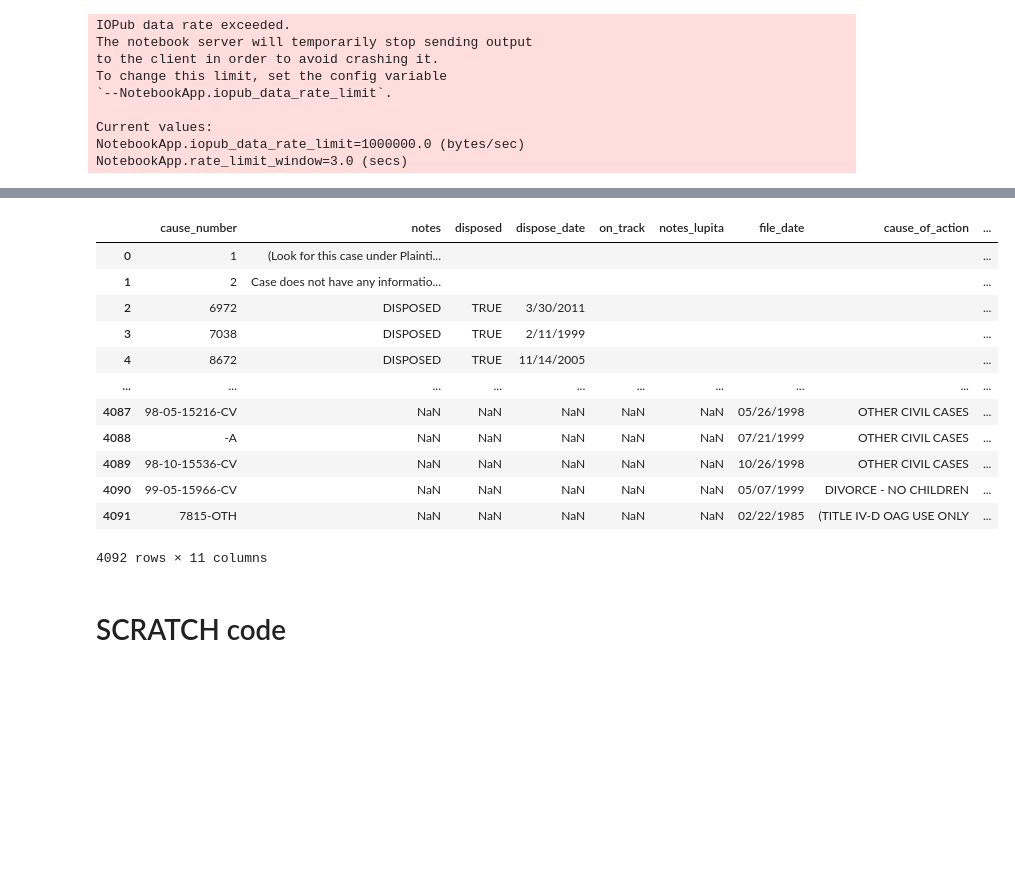
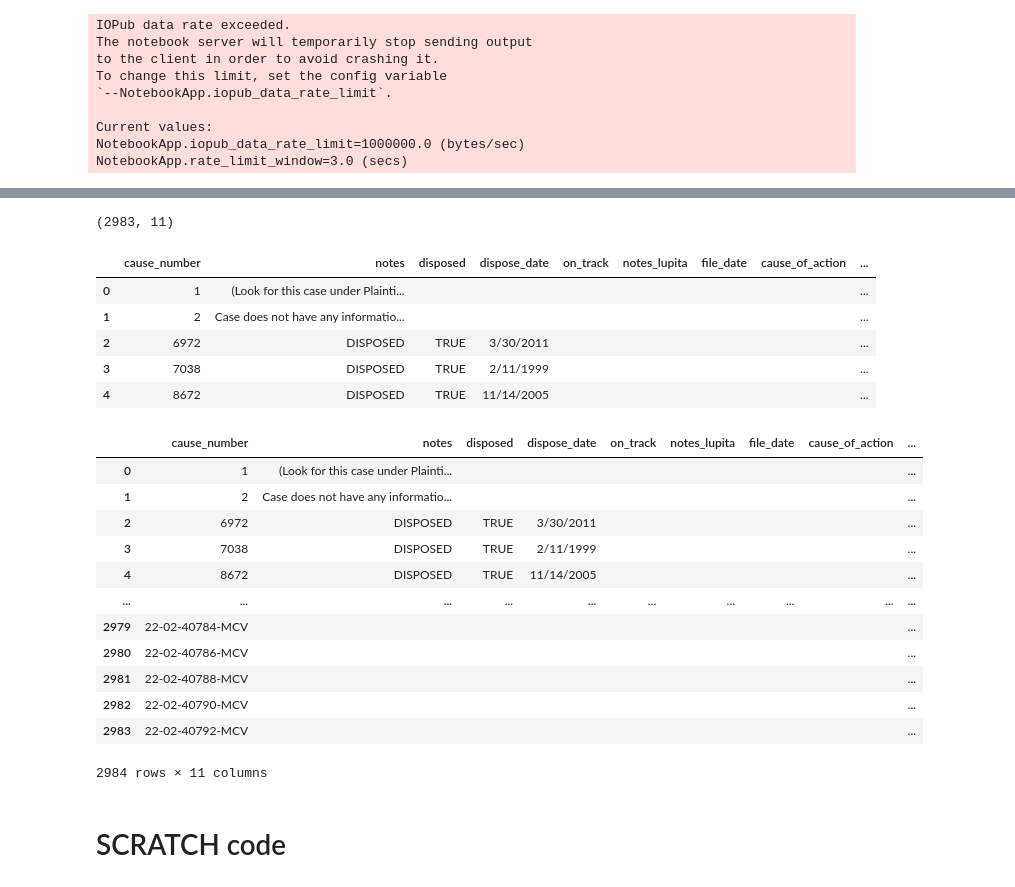
Before and after one commit to District-Court-293rd/293rd_pending_cases, a Jupyter notebook: cause_number.ipynb, the cells around one changed output, grey strips where cells are left out. Cells and saved outputs as stored; diff of their text form; code cells hidden in the pictures; blank space fills up the shorter version.

```diff
--- a/cause_number.ipynb
+++ b/cause_number.ipynb
@@ -75,5 +45,4 @@ NotebookApp.rate_limit_window=3.0 (secs)
 # %%
 #regex - finds and extracts cause_numbers, file_date, cause_action(24 character), docket_date, docket-type, plaintiff (21 character)
 finds_cause_numbers = re.findall(r'(\d{2}-\d{2}-\d{5}-\w*|\d*-\d*-\d*-\w*|\d*-\w*)\s*(\d{2}/\d{2}/\d{4})\s*(\D.{23})\s*(\d{2}/\d{2}/\d{4}|[ ]{0,1})(\D.[M$][O$][T$][I$].{,12}|\D.[W$][O$][N$]..{,12}|\D.[T$][R$][I$]..{,12}|\D.[J$][U$][R$]..{,12}|\D.[S$][T$][A$]..{,12}|\D.[H$][E$][A$]..{,12}|\D.[P$][R$][E$]..{,12}|\D.[E$][N$][T$]..{,12}|\D.[P$][E$][T$]..{,12}|\D.[F$][I$][N$]..{,12}|\D.[C$][O$][M$]..{,12}|\D.[P$][L$][E$]..{,12}|\D.[N$][O$][T$]..{,12}|[ ]{0,1})\s(\D.{,20})', content)#pattern for cause number
-
-#\s*(\D.{,15}\s*([ ]{0,1})\s*([ ]{0,1})\s*(\D.{,20})
+finds_cause_numbers
@@ -104,22 +81,28 @@ pending_cause_number_df.head(5)
 #It used once to gather both data sets. Now that the dataset is one we will go back to using the .append function.
 #df = civil_pending_notes.merge(pending_cause_number_df, how = 'outer', on = 'cause_number')
 #df
+# %%
+#opens the google sheet of pending case notes
+    #sets the json to service account path
+json_path = gspread.service_account(filename = '/Users/hector/codeup-data-science/293pending_cases/pending_cases.json')
+    #opens the google sheet by key found in the address
+opens_civil_pending_gs = json_path.open_by_key('1b3fmZrbfwZWMvu4kUGJSSGsp61utlE0Ny-ebozZ5aBk')
+    #pulls the data from the google worksheet (civil_pending_notes tab)
+civil_pending_notes_tab = opens_civil_pending_gs.get_worksheet(0)
+    #puts the data from the google sheet and puts it into a dataframe
+civil_pending_notes = pd.DataFrame(civil_pending_notes_tab.get_all_records())
+civil_pending_notes.shape
+# %% [output]
+(2983, 11)
 # %%
 #adds both lists together in order to search for dups later
-df = civil_pending_notes.append(pd.DataFrame(pending_cause_number_df), ignore_index=True)#columns=['cause_number']
-df
+df = civil_pending_notes.append(pd.DataFrame(pending_cause_number_df), ignore_index=True)
+df.head()
 # %% [output]
 |  | cause_number | notes | disposed | dispose_date | on_track | notes_lupita | file_date | cause_of_action | ... |
 | 0 | 1 | (Look for this case under Plainti... |  |  |  |  |  |  | ... |
 | 1 | 2 | Case does not have any informatio... |  |  |  |  |  |  | ... |
 | 2 | 6972 | DISPOSED | TRUE | 3/30/2011 |  |  |  |  | ... |
 | 3 | 7038 | DISPOSED | TRUE | 2/11/1999 |  |  |  |  | ... |
 | 4 | 8672 | DISPOSED | TRUE | 11/14/2005 |  |  |  |  | ... |
-| ... | ... | ... | ... | ... | ... | ... | ... | ... | ... |
-| 4087 | 98-05-15216-CV | NaN | NaN | NaN | NaN | NaN | 05/26/1998 | OTHER CIVIL CASES | ... |
-| 4088 | -A | NaN | NaN | NaN | NaN | NaN | 07/21/1999 | OTHER CIVIL CASES | ... |
-| 4089 | 98-10-15536-CV | NaN | NaN | NaN | NaN | NaN | 10/26/1998 | OTHER CIVIL CASES | ... |
-| 4090 | 99-05-15966-CV | NaN | NaN | NaN | NaN | NaN | 05/07/1999 | DIVORCE - NO CHILDREN | ... |
-| 4091 | 7815-OTH | NaN | NaN | NaN | NaN | NaN | 02/22/1985 | (TITLE IV-D OAG USE ONLY | ... |
-4092 rows × 11 columns
 # %%
@@ -130,3 +113,17 @@ df.to_csv('/Users/hector/Desktop/pau/cause.csv')#writes to csv
     #fills in the na with an empty space to avoid error
 df = df.drop_duplicates('cause_number').reset_index(drop=True).fillna(' ')
 df
+# %% [output]
+|  | cause_number | notes | disposed | dispose_date | on_track | notes_lupita | file_date | cause_of_action | ... |
+| 0 | 1 | (Look for this case under Plainti... |  |  |  |  |  |  | ... |
+| 1 | 2 | Case does not have any informatio... |  |  |  |  |  |  | ... |
+| 2 | 6972 | DISPOSED | TRUE | 3/30/2011 |  |  |  |  | ... |
+| 3 | 7038 | DISPOSED | TRUE | 2/11/1999 |  |  |  |  | ... |
+| 4 | 8672 | DISPOSED | TRUE | 11/14/2005 |  |  |  |  | ... |
+| ... | ... | ... | ... | ... | ... | ... | ... | ... | ... |
+| 2979 | 22-02-40784-MCV |  |  |  |  |  |  |  | ... |
+| 2980 | 22-02-40786-MCV |  |  |  |  |  |  |  | ... |
+| 2981 | 22-02-40788-MCV |  |  |  |  |  |  |  | ... |
+| 2982 | 22-02-40790-MCV |  |  |  |  |  |  |  | ... |
+| 2983 | 22-02-40792-MCV |  |  |  |  |  |  |  | ... |
+2984 rows × 11 columns
```
Also changed, not shown: parts of 12 cells of this notebook, 1 other file.
